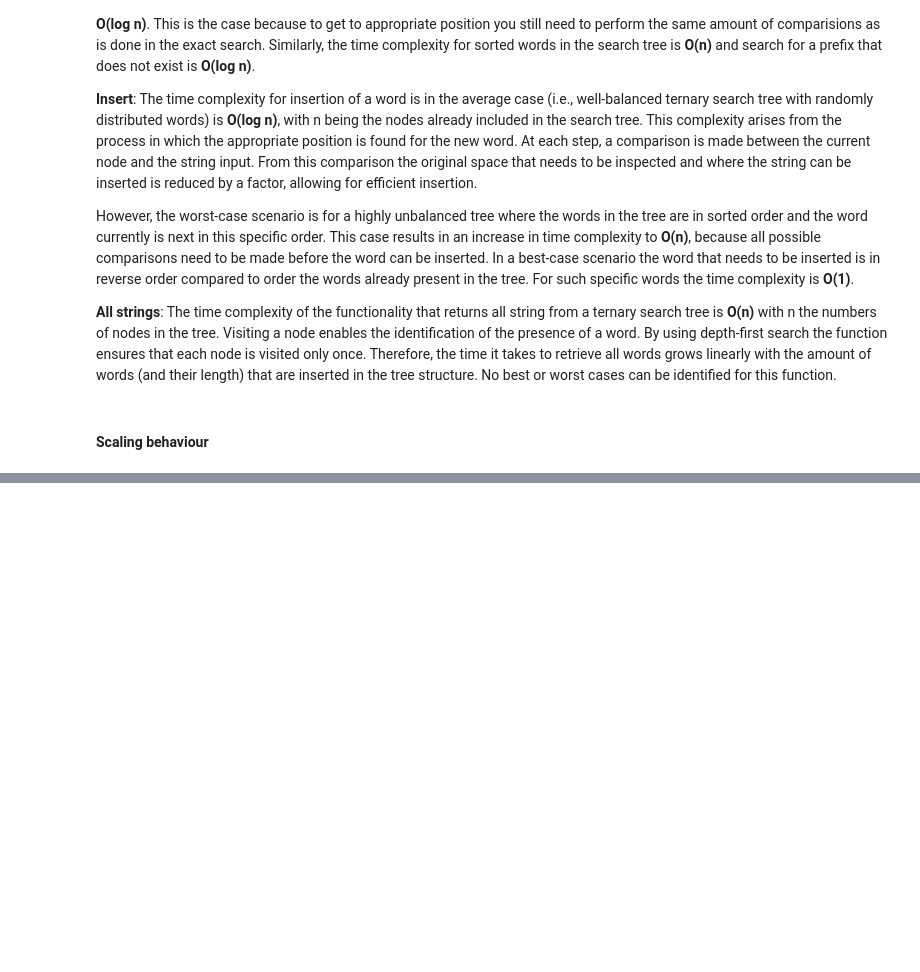
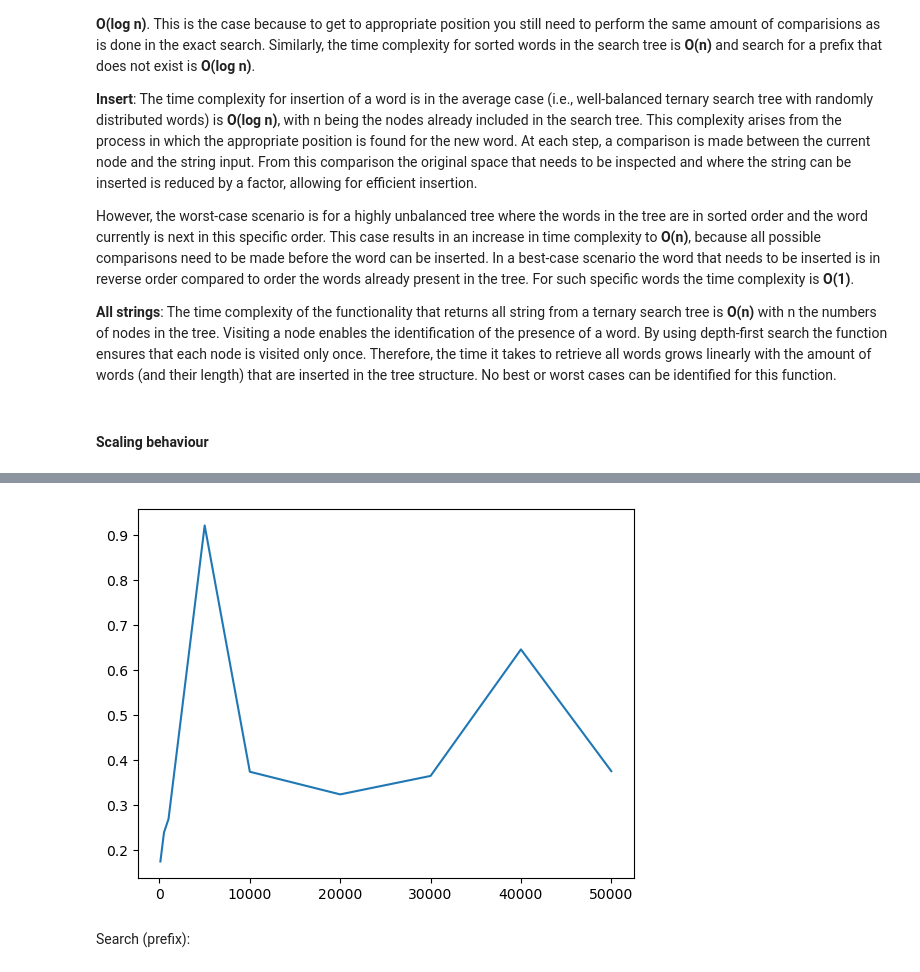
Before and after one commit to elverhofstadt/Project-Concepts-of-Data-Science, a Jupyter notebook: ternary_search_tree.ipynb, the cells around one changed output, grey strips where cells are left out. Drawn from its saved outputs; the diff is of its cells as text; code cells hidden in the pictures; blank space fills up the shorter version.

Commit message:
Add scaling behaviour search functions

```diff
--- a/ternary_search_tree.ipynb
+++ b/ternary_search_tree.ipynb
@@ -191,3 +191,16 @@ However, the worst-case scenario is for a highly unbalanced tree where the words
 The time complexity of the functionality that returns all string from a ternary search tree is **O(n)** with n the numbers of nodes in the tree. Visiting a node enables the identification of the presence of a word. By using depth-first search the function ensures that each node is visited only once. Therefore, the time it takes to retrieve all words grows linearly with the amount of words (and their length) that are inserted in the tree structure. No best or worst cases can be identified for this function.
 # %% [markdown]
 #### Scaling behaviour
+# %%
+import random
+import time
+import matplotlib.pyplot as plt
+
+with open('corncob_lowercase.txt') as file:
+    words = [line.strip() for line in file]
+
+sizes = [100, 500, 1_000, 5_000, 10_000, 20_000, 30_000, 40_000, 50_000]
+
+samples = [
+    random.sample(words, k=size) for size in sizes
+]
@@ -193,0 +209,18 @@ The time complexity of the functionality that returns all string from a ternary
+# %%
+nr_runs = 1_000
+times = {}
+# search 20 words in tree structure
+search_sample = random.sample(words, k=20)
+for sample in samples:
+    tst = TernarySearchTree()
+    for word in sample:
+        tst.insert(word)
+    times[len(sample)] = 0.0
+    for _ in range(nr_runs):
+        start_time = time.time_ns()
+        for word in search_sample:
+            tst.search(word, exact='True')
+        end_time = time.time_ns()
+        times[len(sample)] += end_time - start_time
+    times[len(sample)] /= nr_runs*1_000_000.0
+times
@@ -193,0 +237,6 @@ The time complexity of the functionality that returns all string from a ternary
+# %%
+plt.plot(times.keys(), times.values());
+# %% [output]
+[figure, added]
+# %% [markdown]
+Search (prefix):
```
Also changed, not shown: parts of 4 cells of this notebook.
